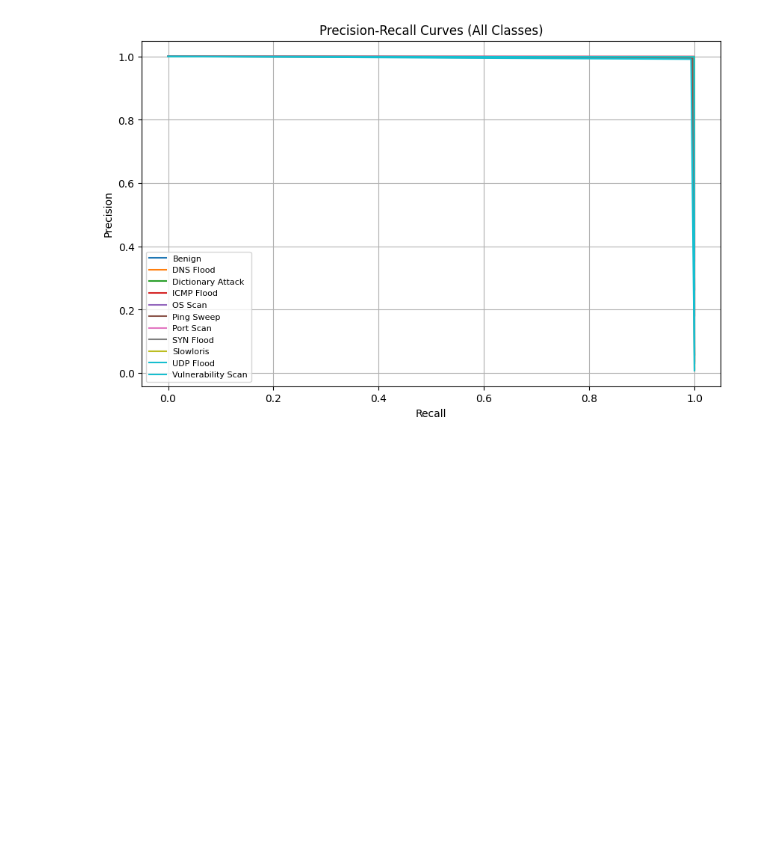
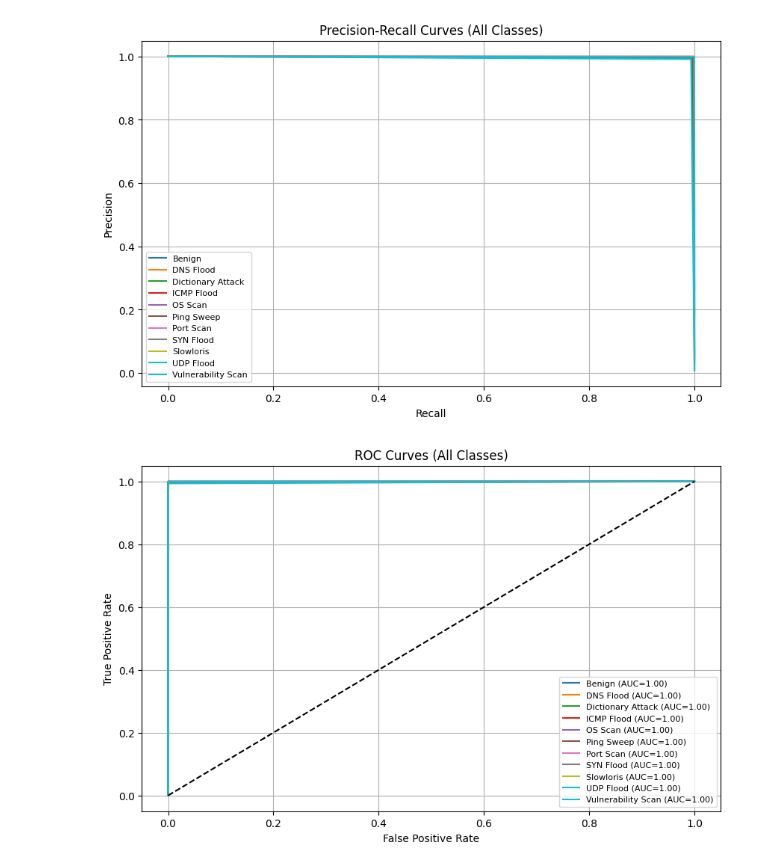
Before and after one commit to tarunganesh2004/IOT-Network-Traffic-Detection, a Jupyter notebook: Decision Tree/decisionTree.ipynb, the cells around one changed output. Saved outputs shown, nothing was run; the diff lists cells and outputs as text; code cells hidden in the pictures; blank space fills up the shorter version.

Commit message:
added roc curve for dt

```diff
--- a/Decision Tree/decisionTree.ipynb
+++ b/Decision Tree/decisionTree.ipynb
@@ -105,3 +105,21 @@ plt.grid()
 plt.show()
 # %% [output]
 [figure]
+# %%
+# 🔹 ROC Curves (All Classes in One Graph)
+plt.figure(figsize=(10, 6))
+
+for i, class_name in enumerate(label_encoder.classes_):
+    fpr, tpr, _ = roc_curve(y_test_bin[:, i], y_prob[:, i])
+    roc_auc = auc(fpr, tpr)
+    plt.plot(fpr, tpr, label=f"{class_name} (AUC={roc_auc:.2f})", color=colors(i))
+
+plt.plot([0, 1], [0, 1], linestyle="--", color="black")  # Diagonal reference line
+plt.xlabel("False Positive Rate")
+plt.ylabel("True Positive Rate")
+plt.title("ROC Curves (All Classes)")
+plt.legend(loc="best", fontsize=8)
+plt.grid()
+plt.show()
+# %% [output]
+[figure, added]
```
